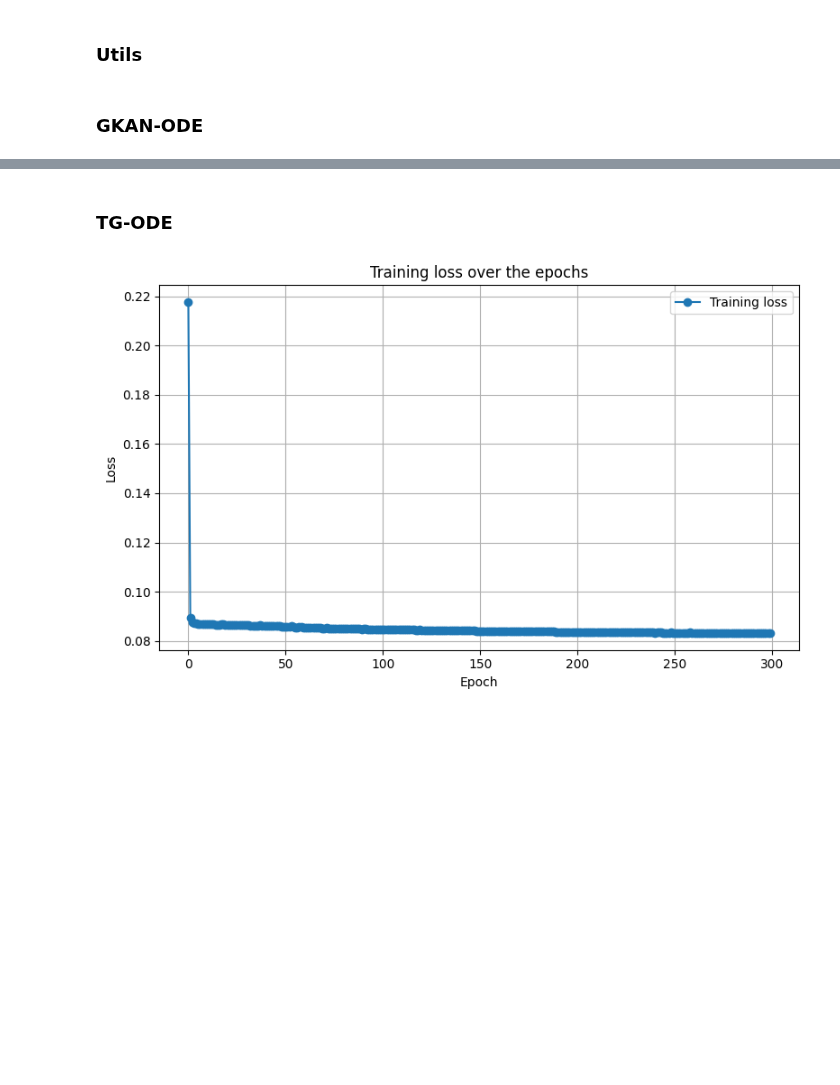
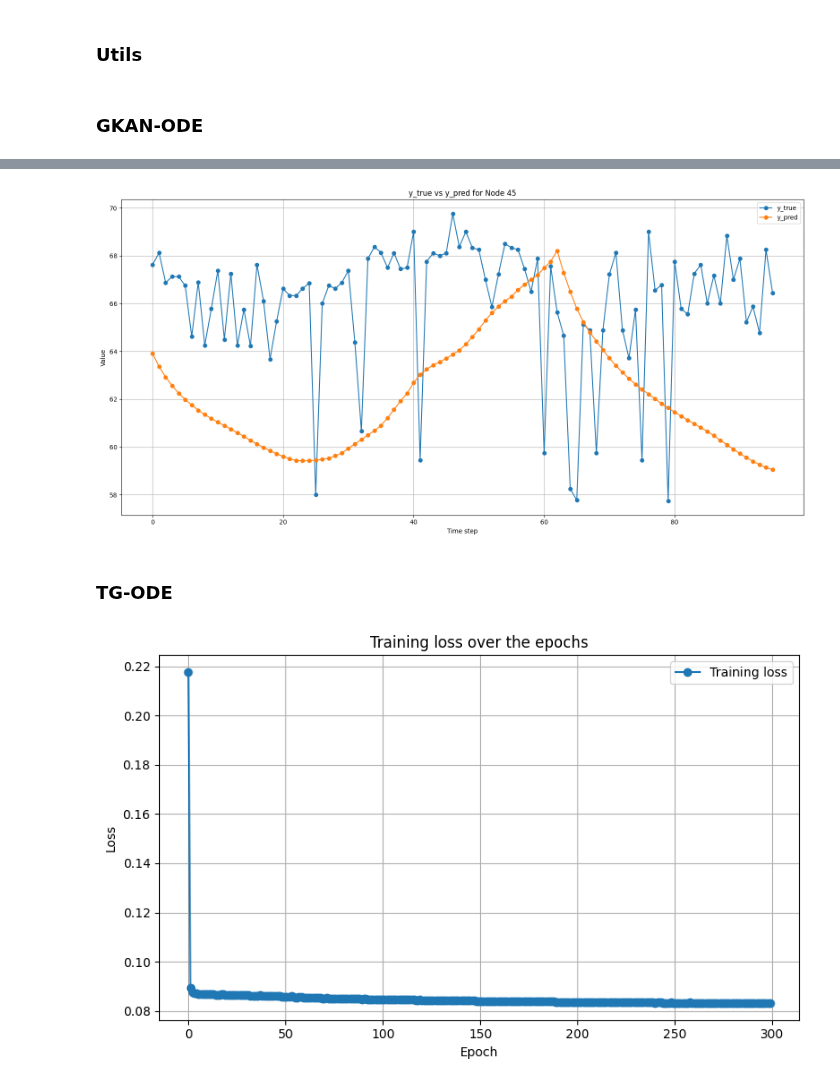
Before and after one commit to riccardocappi/Kan-for-Interpretable-Graph-Dynamics, a Jupyter notebook: post_processing.ipynb, the cells around one changed output, grey strips where cells are left out. Drawn from its saved outputs; the diff is of its cells as text; code cells hidden in the pictures; blank space fills up the shorter version.

```diff
--- a/post_processing.ipynb
+++ b/post_processing.ipynb
@@ -160,17 +160,18 @@ optuna.delete_study(study_name="model-metrla-gkan-test-new-dataset", storage=sto
 # %%
 config_path = './configs/config_metrla_gkan.yml'
 config = load_config(config_path)
-config['epochs'] = 10
-config['name'] = 'metrla2'
-config['n_iter'] = 5
-config['method'] = 'dopri5'
-config['num_samples'] = 96
-config['include_time'] = True
-config['message_passing'] = True
-config['adjoint'] = True
-config['horizon'] = 36
-config['atol'] = 0.0001
-config['rtol'] = 0.001
+# config['epochs'] = 10
+# config['name'] = 'metrla2'
+# config['n_iter'] = 5
+# config['method'] = 'dopri5'
+# config['num_samples'] = 96
+# config['include_time'] = True
+# config['message_passing'] = True
+# config['adjoint'] = True
+# config['horizon'] = 36
+# config['atol'] = 0.00001
+# config['rtol'] = 0.001
+# config['device'] = 'cuda'
 # %%
 exp = ExperimentsGKAN(
     config=config,
@@ -273,7 +281,7 @@ def build_model_from_file(best_params_file, best_state_path, message_passing, in
 
     # g_net
     g_net = KAN(
-        layers_hidden=[2, best_hyperparams['hidden_dim_g_net'], 1],
+        layers_hidden=[1, best_hyperparams['hidden_dim_g_net'], 1],
         grid_size=best_hyperparams['grid_size_g_net'],
         spline_order=best_hyperparams['spline_order_g_net'],
         grid_range=[-best_hyperparams['range_limit_g_net'], best_hyperparams['range_limit_g_net']],
@@ -343,3 +351,19 @@ plot_results(
+# %%
+best_model = build_model_from_file(
+    best_params_file='./saved_models_optuna/model-metrla-gkan/metrla-ic-all-time-h18-ep50/0/best_params.json',
+    best_state_path='./saved_models_optuna/model-metrla-gkan/metrla-ic-all-time-h18-ep50/0/gkan/state_dict.pth',
+    message_passing=True,
+    include_time=True,
+    method='dopri5',
+    adjoint=True
+)
+# %%
+best_model = best_model.to(torch.device('cuda'))
+y_true, y_pred = get_predictions(best_model, valid_set, scaler)
+# %%
+plot_predictions(y_true=y_true, y_pred=y_pred, node_index=45)
+# %% [output]
+[figure, added]
 # %% [markdown]
 ### TG-ODE
 # %%
```
Also changed, not shown: parts of 6 cells of this notebook, 3 other files.
